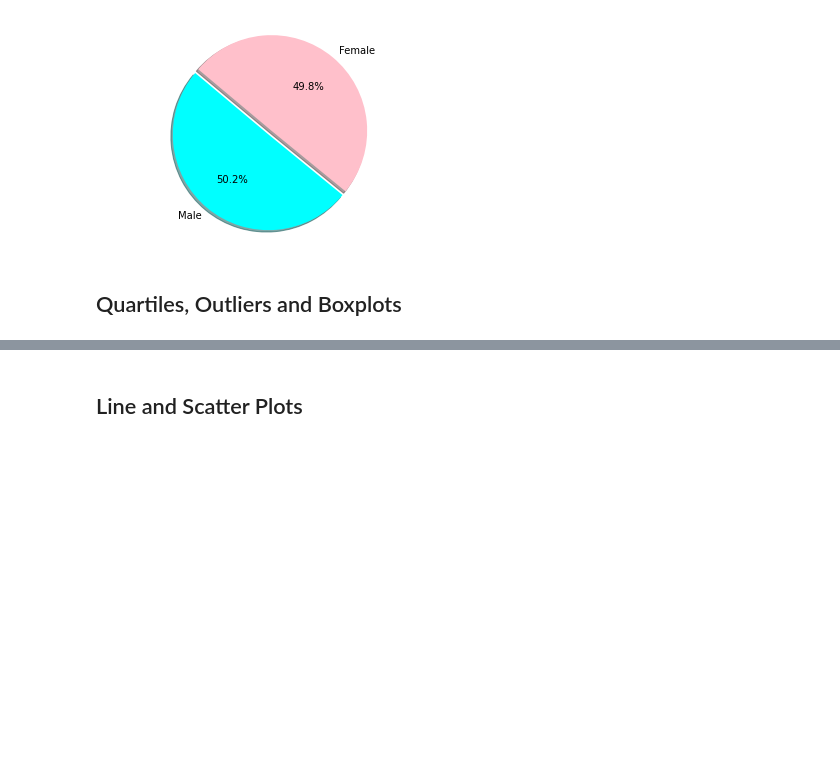
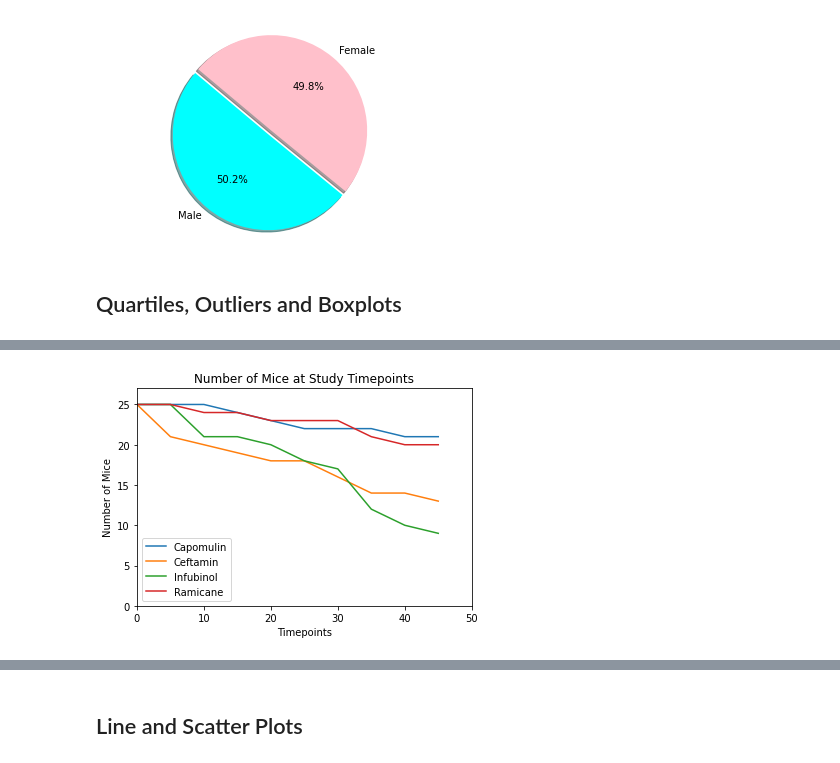
Before and after one commit to mkpennemays/PlottingPharmaData, a Jupyter notebook: Pymaceuticals/pymaceuticals_starter.ipynb, the cells around one changed output, grey strips where cells are left out. Saved outputs shown, nothing was run; the diff lists cells and outputs as text; code cells hidden in the pictures; blank space fills up the shorter version.

```diff
--- a/Pymaceuticals/pymaceuticals_starter.ipynb
+++ b/Pymaceuticals/pymaceuticals_starter.ipynb
@@ -188,2 +188,26 @@ complete_response_data_df
+# %%
+# calculate the mortality rate based on the number of mice at each timepoint
+mice_survival_groups = promisingDrug_data.groupby("Drug Regimen")
+timepoint_list = complete_response_data_df["Timepoint"].value_counts()
+drug_timepoint_mouse_counts = pd.DataFrame()
+#for name,group in mice_survival_groups:
+for name,group in mice_survival_groups:
+    mice_count = group["Timepoint"].value_counts()
+    mouse_count_df = group["Timepoint"].value_counts(sort=True).rename_axis('unique_values').reset_index(name='counts')
+    drug_timepoint_mouse_counts = drug_timepoint_mouse_counts.append({"Drug Regimen":name, "Counts": mouse_count_df},ignore_index = True)
+    mouse_count_df = mouse_count_df.sort_values(by =["unique_values"])
+    #print(mouse_count_df)
+
+    plt.plot(mouse_count_df['unique_values'],mouse_count_df['counts'],label = name)
+
+plt.ylim(0,27)
+plt.xlim(0,50)
+plt.title("Number of Mice at Study Timepoints")
+plt.xlabel("Timepoints")
+plt.ylabel("Number of Mice")
+plt.legend()
+plt.show()
+# %% [output]
+[figure, added]
 # %%
 # Put treatments into a list for for loop (and later for plot labels)
```
Also changed, not shown: parts of 4 cells of this notebook.
